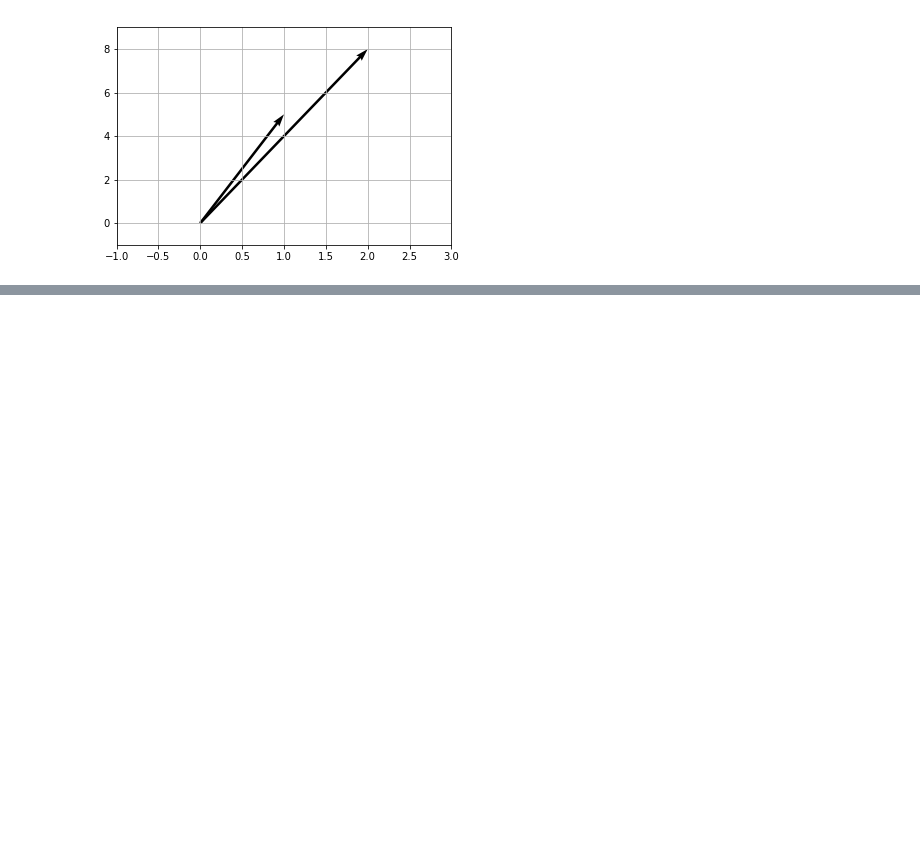
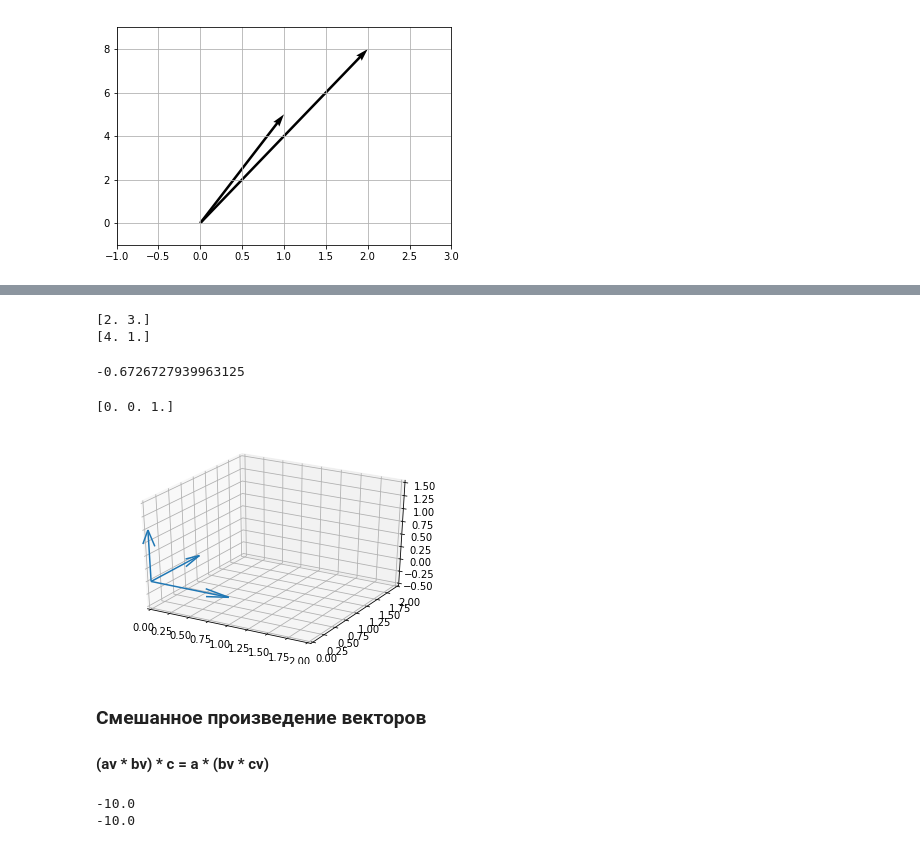
Before and after one commit to VitalyGladyshev/Math_Ess, a Jupyter notebook: Тема_5_Введение_в_линейную_алгебру_конспект.ipynb, the cells around one changed output, grey strips where cells are left out. Drawn from its saved outputs; the diff is of its cells as text; code cells hidden in the pictures; blank space fills up the shorter version.

```diff
--- a/Тема_5_Введение_в_линейную_алгебру_конспект.ipynb
+++ b/Тема_5_Введение_в_линейную_алгебру_конспект.ipynb
@@ -423,0 +463,42 @@ j = np.array([0, 1], float)
+# %%
+print(a)
+print(b)
+v/(np.linalg.norm(a) * np.linalg.norm(b))
+# %% [output]
+[2. 3.]
+[4. 1.]
+-0.6726727939963125
+# %%
+X, Y, Z = np.array([0, 0, 0]), np.array([0, 0, 0]), np.array([0, 0, 0])
+a = np.array([1, 0, 0], float)
+b = np.array([0, 1, 0], float)
+c = np.cross(a, b)
+print(c)
+
+U, V, W = np.array([a[0], b[0], c[0]]), np.array([a[1], b[1], c[1]]), np.array([a[2], b[2], c[2]])
+
+fig = plt.figure()
+ax = fig.add_subplot(111, projection='3d')
+ax.quiver(X, Y, Z, U, V, W)
+ax.set_xlim([0, 2])
+ax.set_ylim([0, 2])
+ax.set_zlim([-0.5, 1.5])
+plt.show()
+# %% [output]
+[0. 0. 1.]
+[figure, added]
+# %% [markdown]
+### Смешанное произведение векторов
+
+#### (av * bv) * c = a * (bv * cv)
+# %%
+a = np.array([2, 3, 0], float)
+b = np.array([4, 1, 0], float)
+c = np.array([2, 6, 1], float)
+v = np.cross(a, b)
+print(np.inner(v, c))
+w = np.cross(b, c)
+print(np.inner(w, a))
+# %% [output]
+-10.0
+-10.0
```
Also changed, not shown: parts of 9 cells of this notebook, 3 other files.
